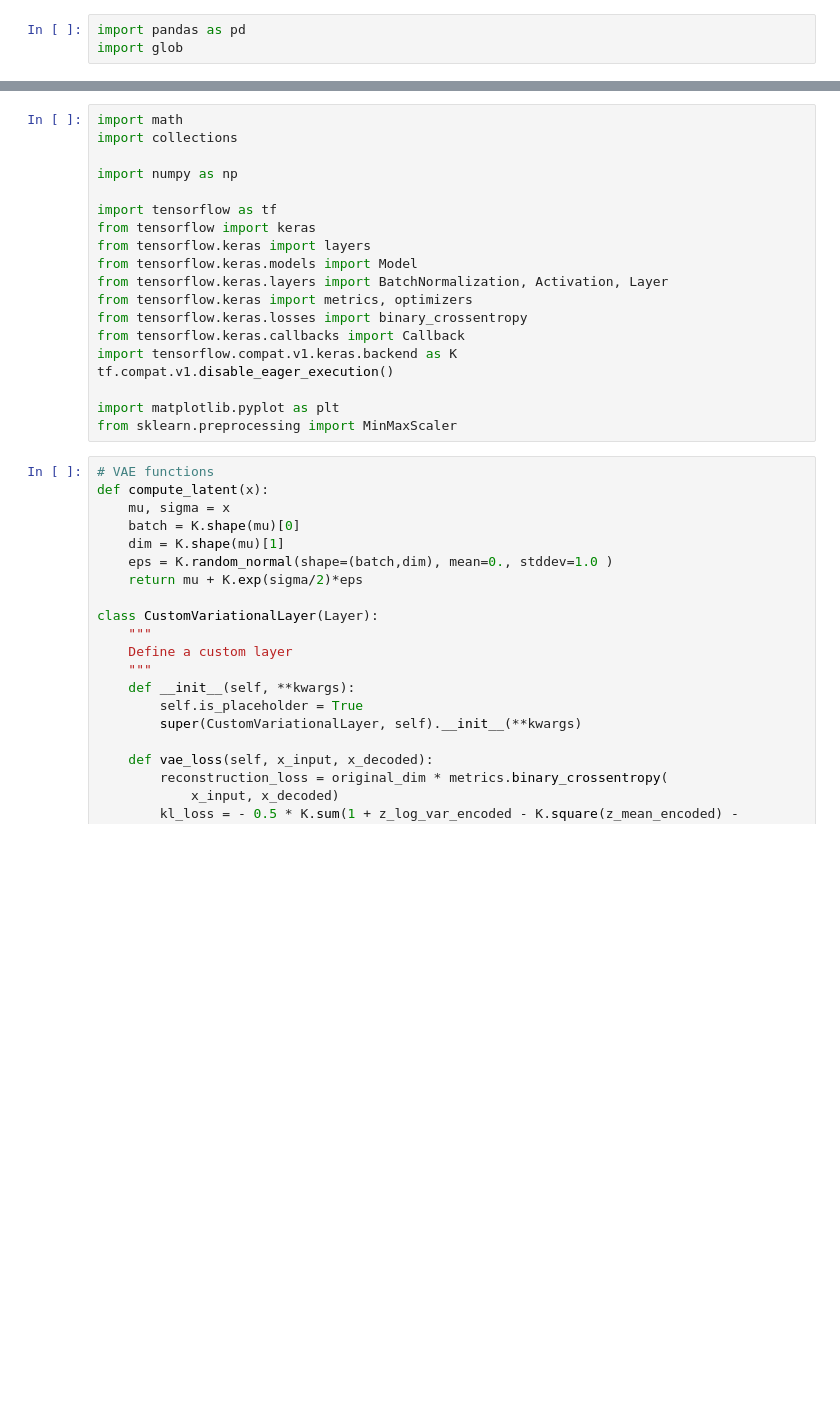
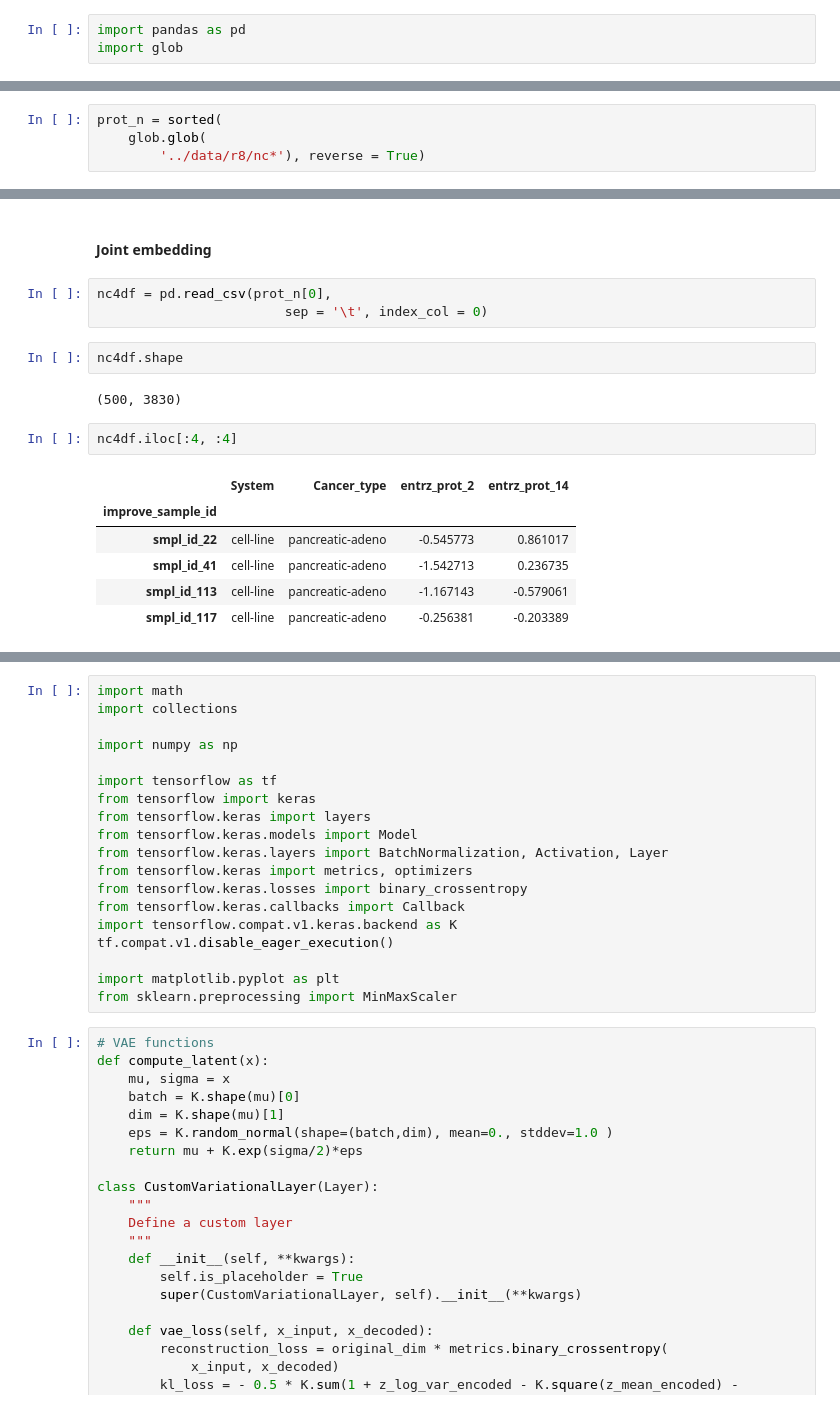
Before and after one commit to briankarlberg/mdl-sys-bnchmrk, a Jupyter notebook: code/tybalt.ipynb, the cells around one changed output, grey strips where cells are left out. Cells and saved outputs as stored; diff of their text form; blank space fills up the shorter version.

Commit message:
Proteomics + joint encoding complete

```diff
--- a/code/tybalt.ipynb
+++ b/code/tybalt.ipynb
@@ -11,0 +40,4 @@ n_2 = sorted(
+# %%
+prot_n = sorted(
+    glob.glob(
+        '../data/r8/nc*'), reverse = True)
@@ -11,0 +52,18 @@ n_2 = sorted(
+# %% [markdown]
+#### Joint embedding
+# %%
+nc4df = pd.read_csv(prot_n[0],
+                        sep = '\t', index_col = 0)
+# %%
+nc4df.shape
+# %% [output]
+(500, 3830)
+# %%
+nc4df.iloc[:4, :4]
+# %% [output]
+|  | System | Cancer_type | entrz_prot_2 | entrz_prot_14 |
+| improve_sample_id |  |  |  |  |
+| smpl_id_22 | cell-line | pancreatic-adeno | -0.545773 | 0.861017 |
+| smpl_id_41 | cell-line | pancreatic-adeno | -1.542713 | 0.236735 |
+| smpl_id_113 | cell-line | pancreatic-adeno | -1.167143 | -0.579061 |
+| smpl_id_117 | cell-line | pancreatic-adeno | -0.256381 | -0.203389 |
```
Also changed, not shown: parts of 36 cells of this notebook, 1 other file.
